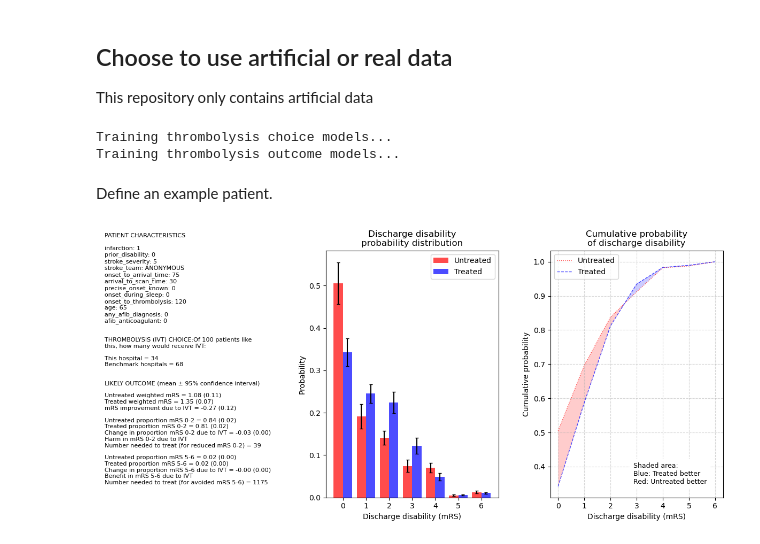
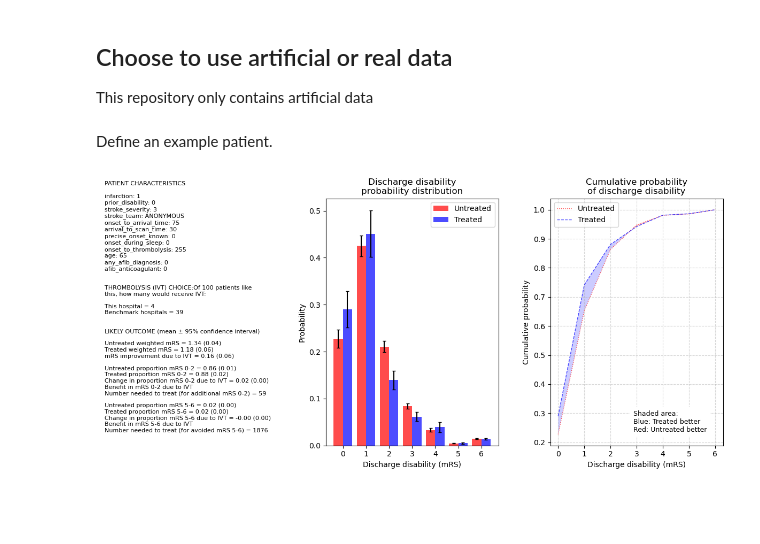
Before and after one commit to samuel-book/samuel_2_demo, a Jupyter notebook: prod_2_individual_patient.ipynb, the cells around one changed output. Saved outputs shown, nothing was run; the diff lists cells and outputs as text; code cells hidden in the pictures; blank space fills up the shorter version.

```diff
--- a/prod_2_individual_patient.ipynb
+++ b/prod_2_individual_patient.ipynb
@@ -10,7 +10,7 @@ from utils.individual_patient import IndividualPatientModel
 
 This repository only contains artificial data
 # %%
-use_artificial_data = True
+use_artificial_data = False
 
 if use_artificial_data:
     data_path = './artificial_data'
@@ -18,33 +18,30 @@ else:
     data_path = './real_data'
 # %%
 # Retrain models if required (otherwise load saved models)
-train_models = True
+train_models = False
 replicates = 30
 
 pm = IndividualPatientModel(
     data_path, train_models=train_models, replicates=replicates)
-# %% [output]
-Training thrombolysis choice models...
-Training thrombolysis outcome models...
 # %% [markdown]
 Define an example patient.
 # %%
 patient = {
     'infarction': 1,
     'prior_disability': 0,
-    'stroke_severity': 5,
-    'stroke_team': "team_42",
+    'stroke_severity': 3,
+    'stroke_team': "Eastbourne District General Hospital",
     'onset_to_arrival_time': 75,
     'arrival_to_scan_time': 30,
     'precise_onset_known': 0,
     'onset_during_sleep': 0,
-    'onset_to_thrombolysis': 120,
+    'onset_to_thrombolysis': 255,
     'age': 65,
     'any_afib_diagnosis': 0,
     'afib_anticoagulant': 0}
+
+filename = 'example_patient_mild_stroke_late'
+pm.predict_patient(
+    patient, save=True, filename=filename, anon=True)
+# %% [output]
+[figure, added]
-# %%
-filename = 'example_patient'
-pm.predict_patient(
-    patient, save=False, filename=filename, anon=True)
-# %% [output]
-[figure, removed]
```
Also changed, not shown: 5 other files.
